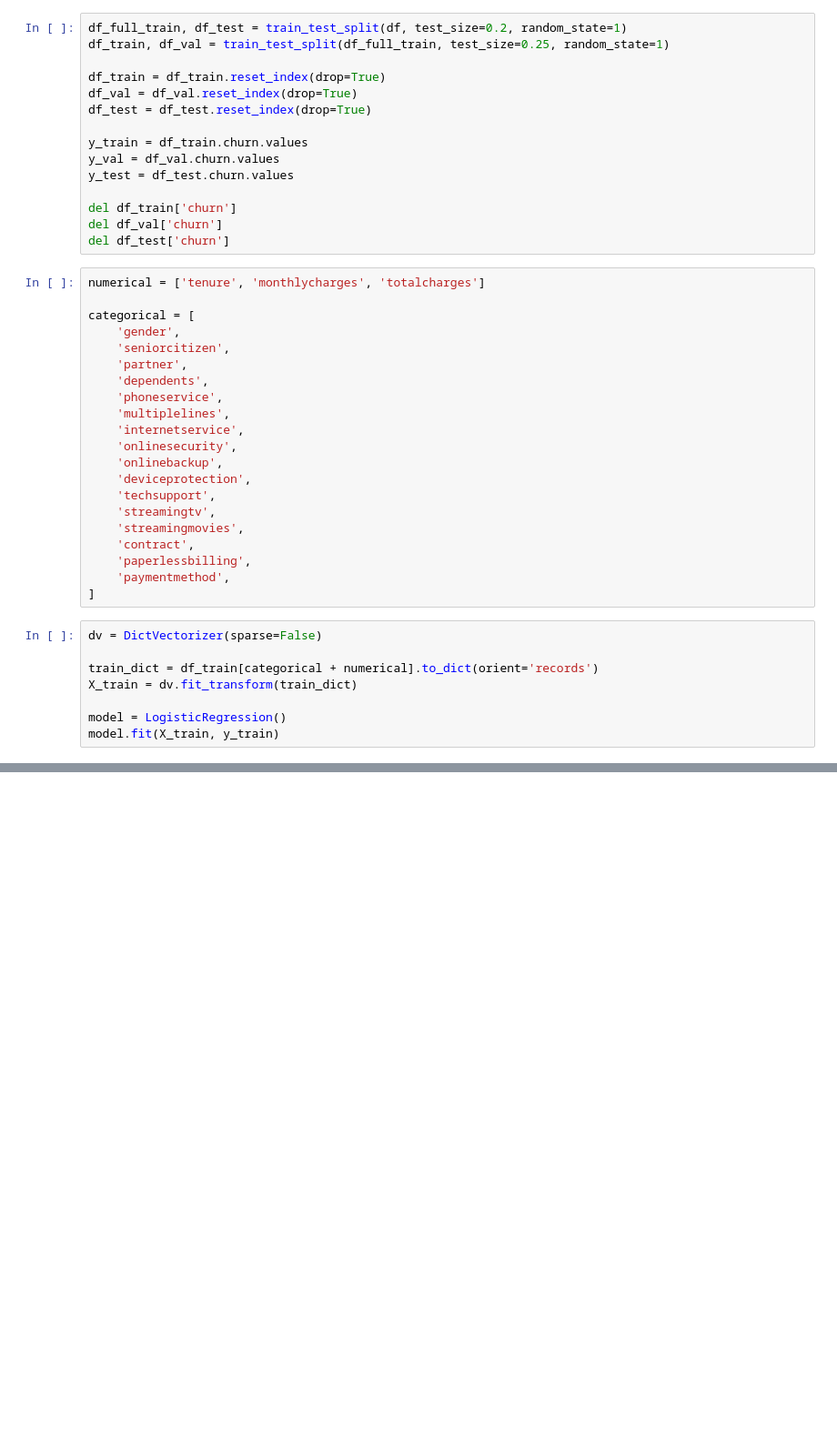
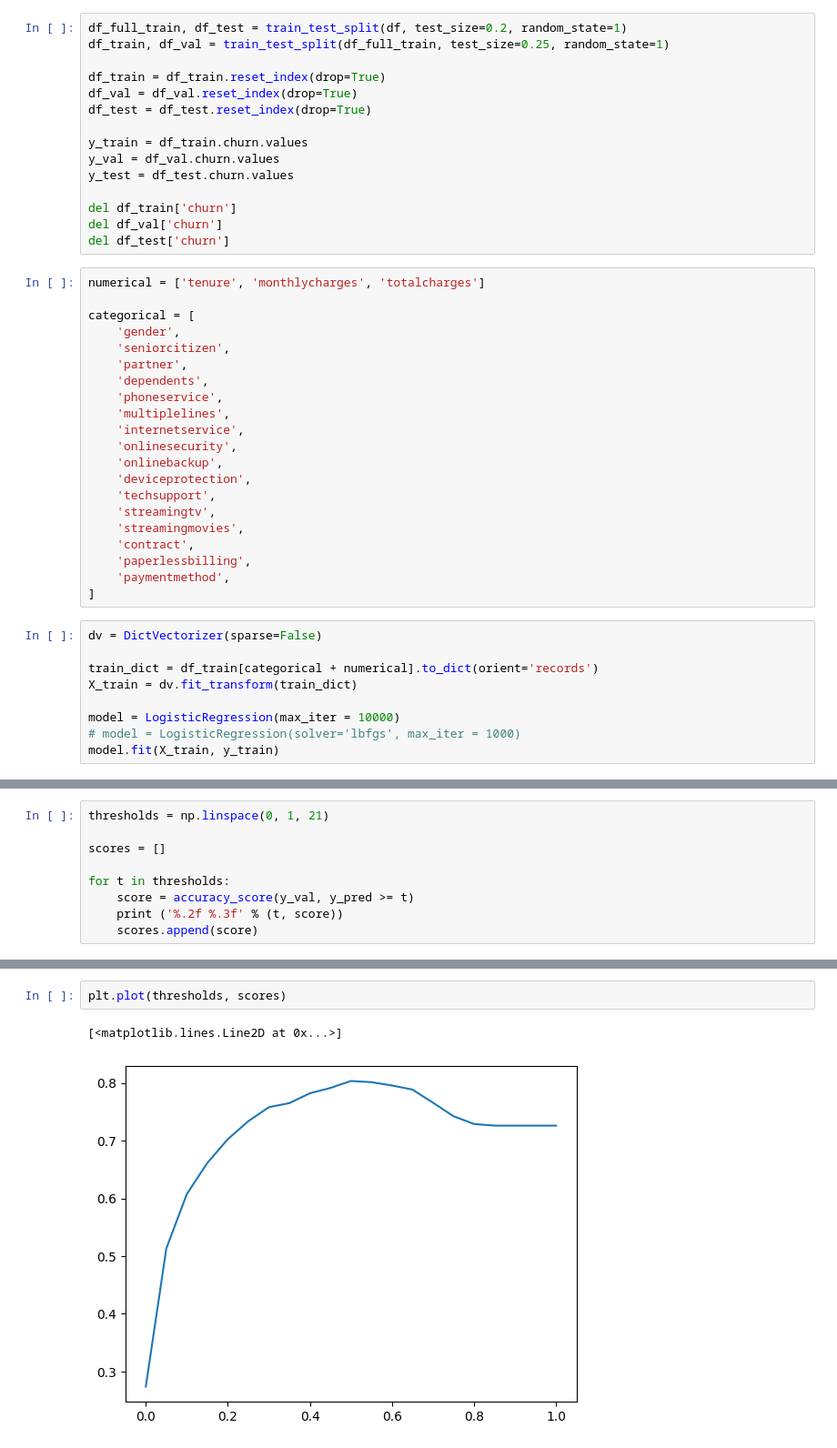
Before and after one commit to C-Monsta/machine_learning_zoomcamp, a Jupyter notebook: 04_eval_metrics.ipynb, the cells around one changed output, grey strips where cells are left out. Shown at 91% size. Saved outputs shown, nothing was run; the diff lists cells and outputs as text; blank space fills up the shorter version.

```diff
--- a/04_eval_metrics.ipynb
+++ b/04_eval_metrics.ipynb
@@ -66,6 +69,7 @@ dv = DictVectorizer(sparse=False)
 train_dict = df_train[categorical + numerical].to_dict(orient='records')
 X_train = dv.fit_transform(train_dict)
 
-model = LogisticRegression()
+model = LogisticRegression(max_iter = 10000)
+# model = LogisticRegression(solver='lbfgs', max_iter = 1000)
 model.fit(X_train, y_train)
 # %% [output]
@@ -89,0 +103,9 @@ np.float64(0.801277501774308)
+# %%
+thresholds = np.linspace(0, 1, 21)
+
+scores = []
+
+for t in thresholds:
+    score = accuracy_score(y_val, y_pred >= t)
+    print ('%.2f %.3f' % (t, score))
+    scores.append(score)
@@ -89,0 +130,5 @@ np.float64(0.801277501774308)
+# %%
+plt.plot(thresholds, scores)
+# %% [output]
+[<matplotlib.lines.Line2D at 0x...>]
+[figure, added]
```
Also changed, not shown: parts of 17 cells of this notebook.
